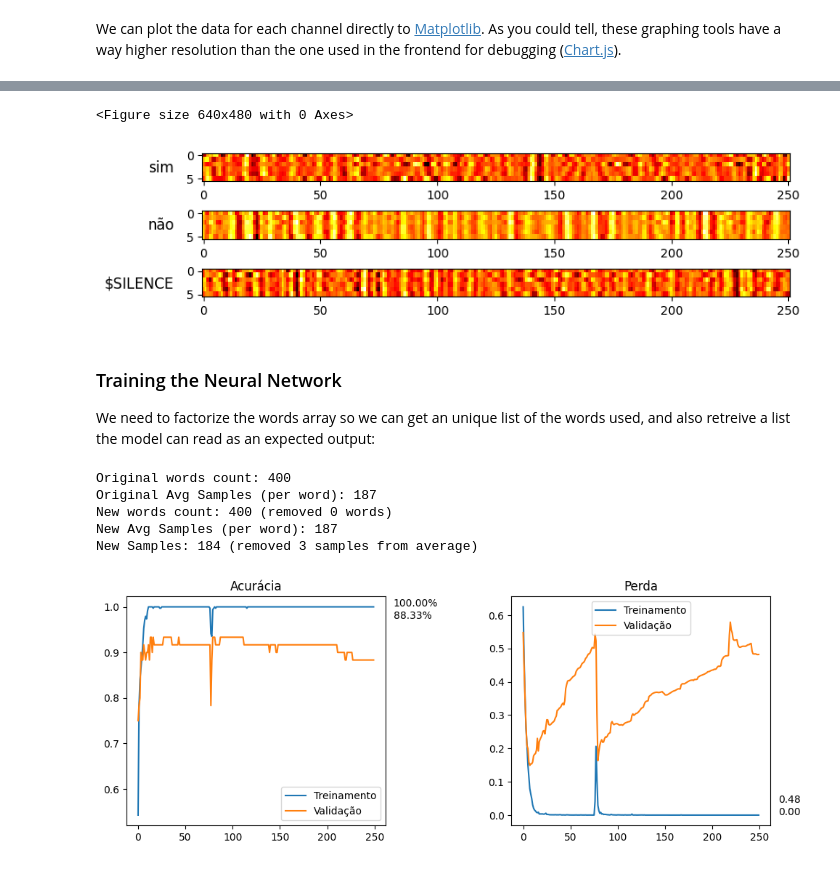
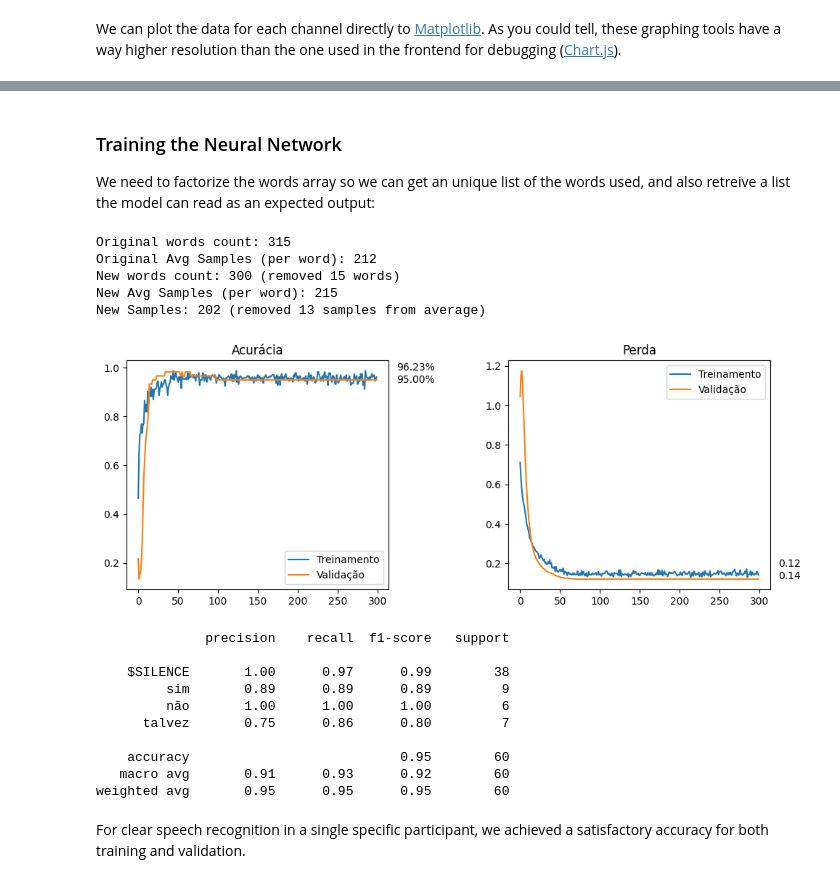
Before and after one commit to MateusAquino/subvocalization-emg, a Jupyter notebook: Proof of Concept/Subvocalization.ipynb, the cells around one changed output, grey strips where cells are left out. Drawn from its saved outputs; the diff is of its cells as text; code cells hidden in the pictures.

```diff
--- a/Proof of Concept/Subvocalization.ipynb
+++ b/Proof of Concept/Subvocalization.ipynb
@@ -190,28 +232,3 @@ Now that we have all the session preprocessed, we need to split it in 200 sample
-# %%
-emg_words = []
-emg_data = []
-
-total_samples = len(restored_data['Channel_1'])
-offset = 1200
-samples = 251
-words_to_visualize = 3
-
-for i in range(words_to_visualize):
-    sample_offset = offset + int(total_samples * (i/(words_to_visualize)))
-    word = restored_data['WORD'][sample_offset]
-    emg_words.append(word)
-    data = restored_data[df_channels][sample_offset:(sample_offset+samples)]
-    emg_data.append(data)
-
-plt.figure()
-_f, axarr = plt.subplots(len(emg_words), 1, constrained_layout=True, figsize=(10, words_to_visualize*2/3))
-for i, word in enumerate(emg_words):
-    axarr[i].imshow(np.transpose(emg_data[i]), cmap='hot', interpolation='none', aspect=2)
-    axarr[i].set_ylabel(word, fontsize=12, y=.20, ha='right', rotation='horizontal', labelpad=10)
-plt.show()
-# %% [output]
-<Figure size 640x480 with 0 Axes>
-[figure, removed]
 # %% [markdown]
 ### Training the Neural Network
 
@@ -221,42 +236,61 @@ from backend.training import train_network
 # %%
-words_map, samples, model, history = train_network(85, ["FMatYN5C"], 20, 250, 5, 120)
+from backend.training import train_network
+
+batch_size = 30
+epochs = 300
+max_channels = 4
+window_size = 120
+
+words_map, samples, model, history, classification_report = train_network(80, ["P010/F/Sim", "P010/F/Nao", "P010/F/Talvez"], batch_size, epochs, max_channels, window_size)
 
 fig, (ax1, ax2) = plt.subplots(1,2, figsize=(11,5))
 
 accuracy = history.history['accuracy']
 val_accuracy = history.history['val_accuracy']
 loss = history.history['loss']
 val_loss = history.history['val_loss']
 
 ax1.set_title("Acurácia")
 ax1.plot(accuracy, label="Treinamento")
 ax1.plot(val_accuracy, label="Validação")
 ax1.legend(fontsize="10")
 
 ax2.set_title("Perda")
 ax2.plot(loss, label="Treinamento")
 ax2.plot(val_loss, label="Validação")
 ax2.legend(fontsize="10")
 
 i = 0
-
 for var in (val_accuracy, accuracy):
     i+=1
     ax1.annotate('%2.2f%%' % (var[-1]*100), xy=(1, 0.85), xytext=(8, i*12),
                  xycoords=('axes fraction', 'axes fraction'), textcoords='offset points')
 
 for var in (loss, val_loss):
     i-=1
     ax2.annotate('%0.2f' % var[-1], xy=(1, 0.1), xytext=(8, -i*12),
                  xycoords=('axes fraction', 'axes fraction'), textcoords='offset points')
 
 
 fig.tight_layout(pad=5.0)
 plt.show()
+print(classification_report)
 # %% [output]
-Original words count: 400
-Original Avg Samples (per word): 187
-New words count: 400 (removed 0 words)
-New Avg Samples (per word): 187
-New Samples: 184 (removed 3 samples from average)
+Original words count: 315
+Original Avg Samples (per word): 212
+New words count: 300 (removed 15 words)
+New Avg Samples (per word): 215
+New Samples: 202 (removed 13 samples from average)
-[figure, old version]
+[figure, new version]
+              precision    recall  f1-score   support
+
+    $SILENCE       1.00      0.97      0.99        38
+         sim       0.89      0.89      0.89         9
+         não       1.00      1.00      1.00         6
+      talvez       0.75      0.86      0.80         7
+
+    accuracy                           0.95        60
+   macro avg       0.91      0.93      0.92        60
+weighted avg       0.95      0.95      0.95        60
+# %% [markdown]
+For clear speech recognition in a single specific participant, we achieved a satisfactory accuracy for both training and validation.
```
Also changed, not shown: parts of 15 cells of this notebook, 9 other files.
